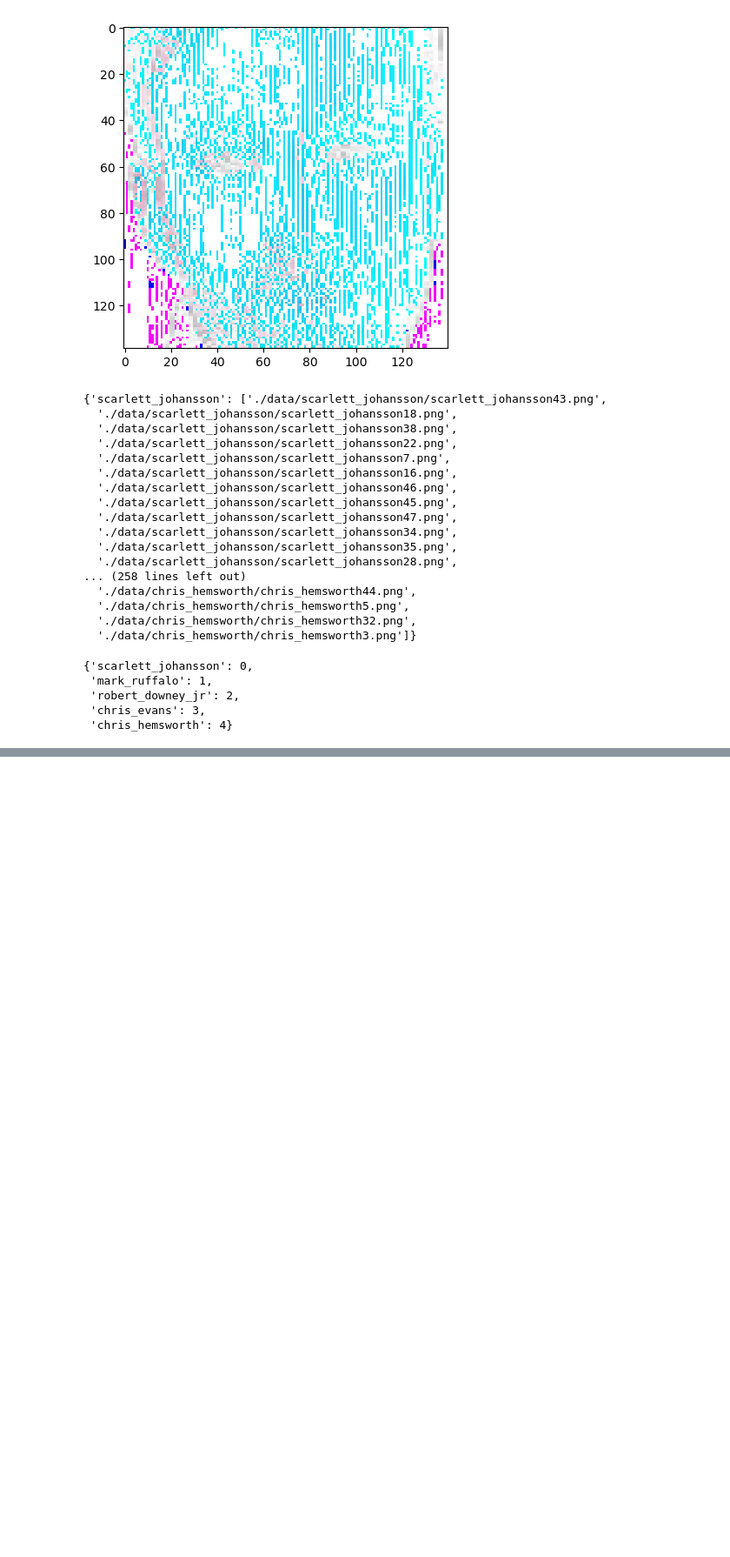
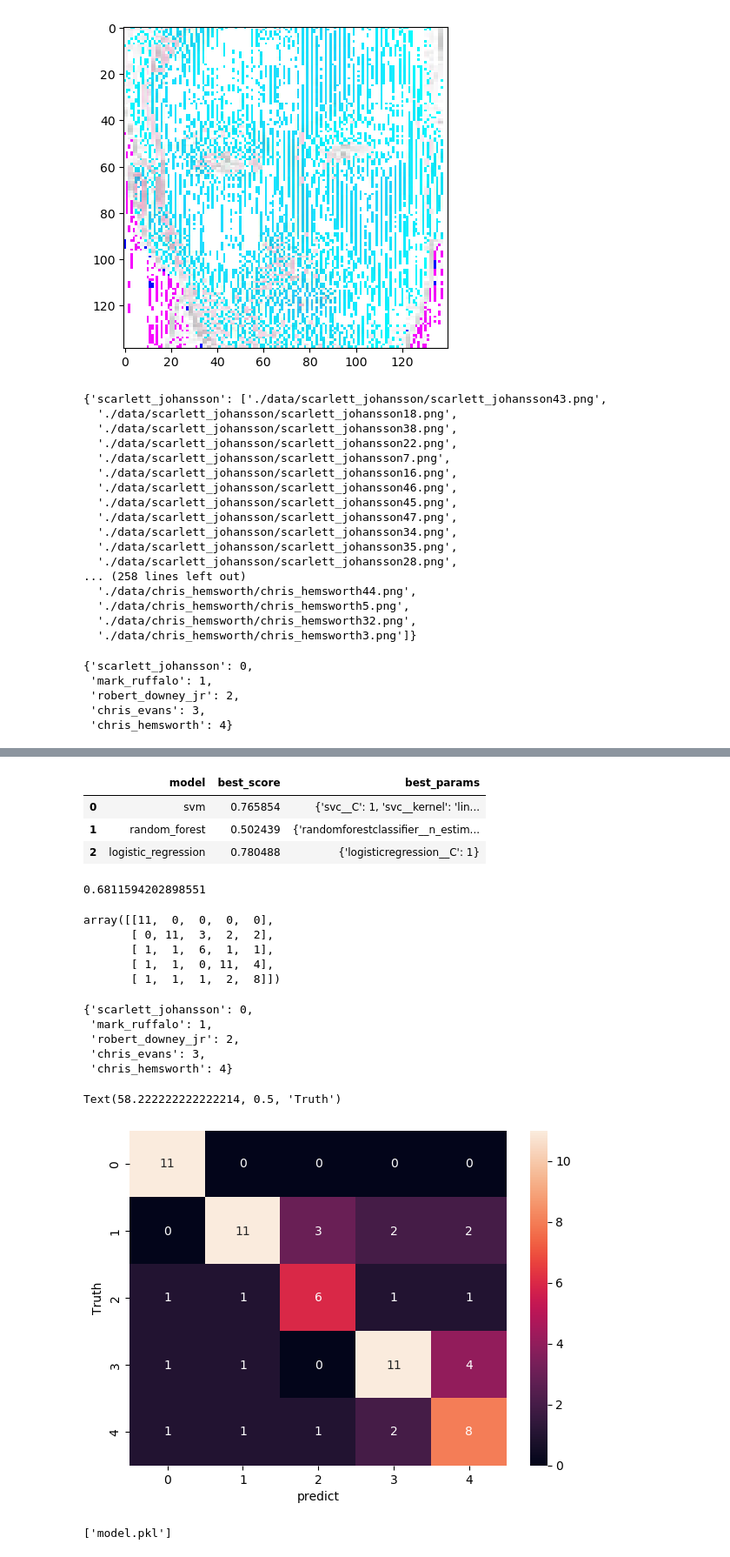
Before and after one commit to Ananthu2oo3/face_identification_ML_model, a Jupyter notebook: feature_engineering.ipynb, the cells around one changed output, grey strips where cells are left out. Shown at 87% size. Cells and saved outputs as stored; diff of their text form; code cells hidden in the pictures; blank space fills up the shorter version.

Commit message:
model developed

```diff
--- a/feature_engineering.ipynb
+++ b/feature_engineering.ipynb
@@ -254,0 +270,6 @@ for key, paths in avengers.items():
+# %%
+xtrain, xtest, ytrain, ytest = train_test_split(x,y, random_state=0)
+
+pipe = Pipeline([('scalar', StandardScaler()), ('svm', SVC(kernel = 'rbf', C=18))])
+pipe.fit(xtrain, ytrain)
+pipe.score(xtest, ytest)
@@ -254,0 +320,64 @@ for key, paths in avengers.items():
+# %%
+scores = []
+best_estimators = {}
+
+import pandas as pd
+
+for algo, mp in model_params.items():
+
+    pipe = make_pipeline(StandardScaler(), mp['model'])
+    clf =  GridSearchCV(pipe, mp['params'], cv=5, return_train_score=False)
+    clf.fit(xtrain, ytrain)
+    scores.append({
+        'model': algo,
+        'best_score': clf.best_score_,
+        'best_params': clf.best_params_
+    })
+    best_estimators[algo] = clf.best_estimator_
+
+df = pd.DataFrame(scores,columns=['model','best_score','best_params'])
+df
+# %% [output]
+|  | model | best_score | best_params |
+| 0 | svm | 0.765854 | {'svc__C': 1, 'svc__kernel': 'lin... |
+| 1 | random_forest | 0.502439 | {'randomforestclassifier__n_estim... |
+| 2 | logistic_regression | 0.780488 | {'logisticregression__C': 1} |
+# %%
+best_estimators['logistic_regression'].score(xtest, ytest)
+# %% [output]
+0.6811594202898551
+# %%
+model = best_estimators['logistic_regression']
+# %%
+from sklearn.metrics import confusion_matrix
+cm = confusion_matrix(ytest, model.predict(xtest))
+cm
+# %% [output]
+array([[11,  0,  0,  0,  0],
+       [ 0, 11,  3,  2,  2],
+       [ 1,  1,  6,  1,  1],
+       [ 1,  1,  0, 11,  4],
+       [ 1,  1,  1,  2,  8]])
+# %%
+class_dict
+# %% [output]
+{'scarlett_johansson': 0,
+ 'mark_ruffalo': 1,
+ 'robert_downey_jr': 2,
+ 'chris_evans': 3,
+ 'chris_hemsworth': 4}
+# %%
+import seaborn as sn
+plt.figure(figsize=(7,5))
+sn.heatmap(cm,annot=True)
+plt.xlabel("predict")
+plt.ylabel("Truth")
+# %% [output]
+Text(58.222222222222214, 0.5, 'Truth')
+[figure, added]
+# %%
+import joblib
+
+joblib.dump(mode,'model.pkl')
+# %% [output]
+['model.pkl']
```
Also changed, not shown: parts of 8 cells of this notebook, 3 other files.
